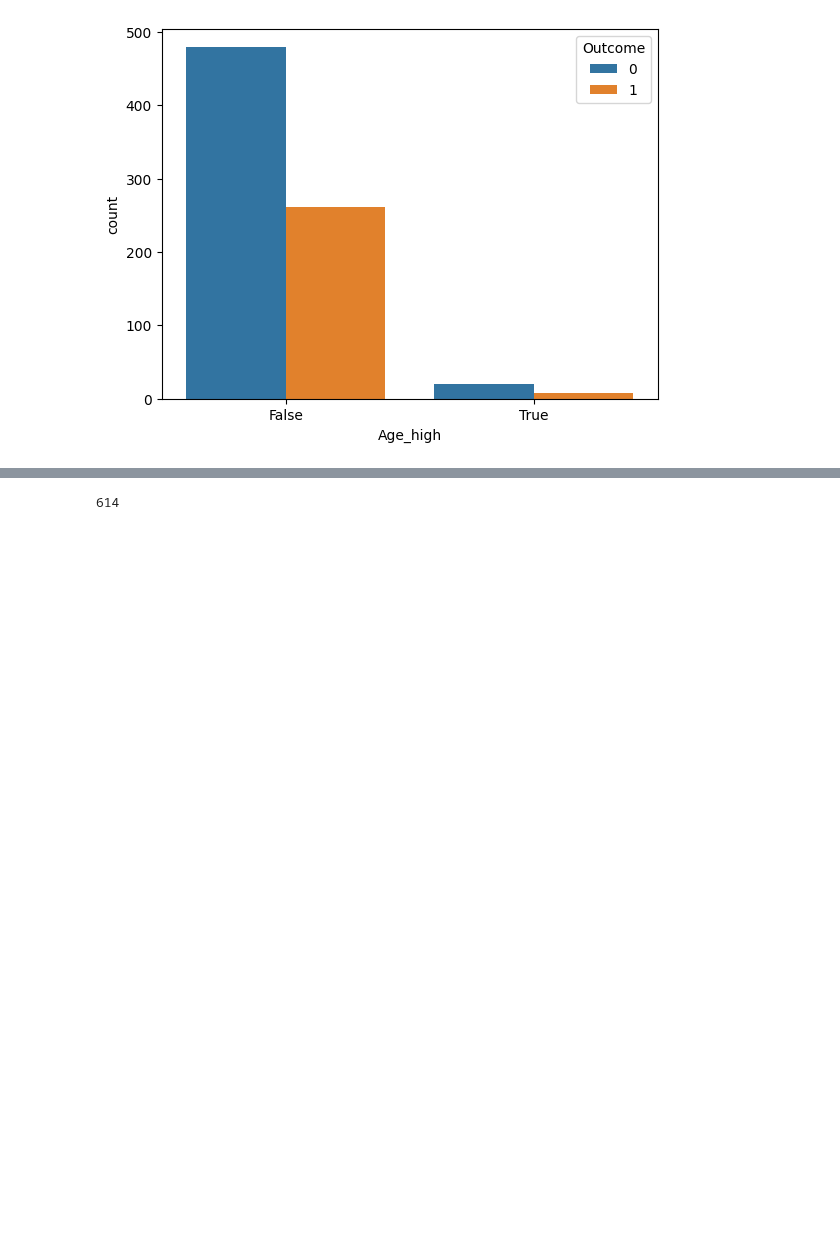
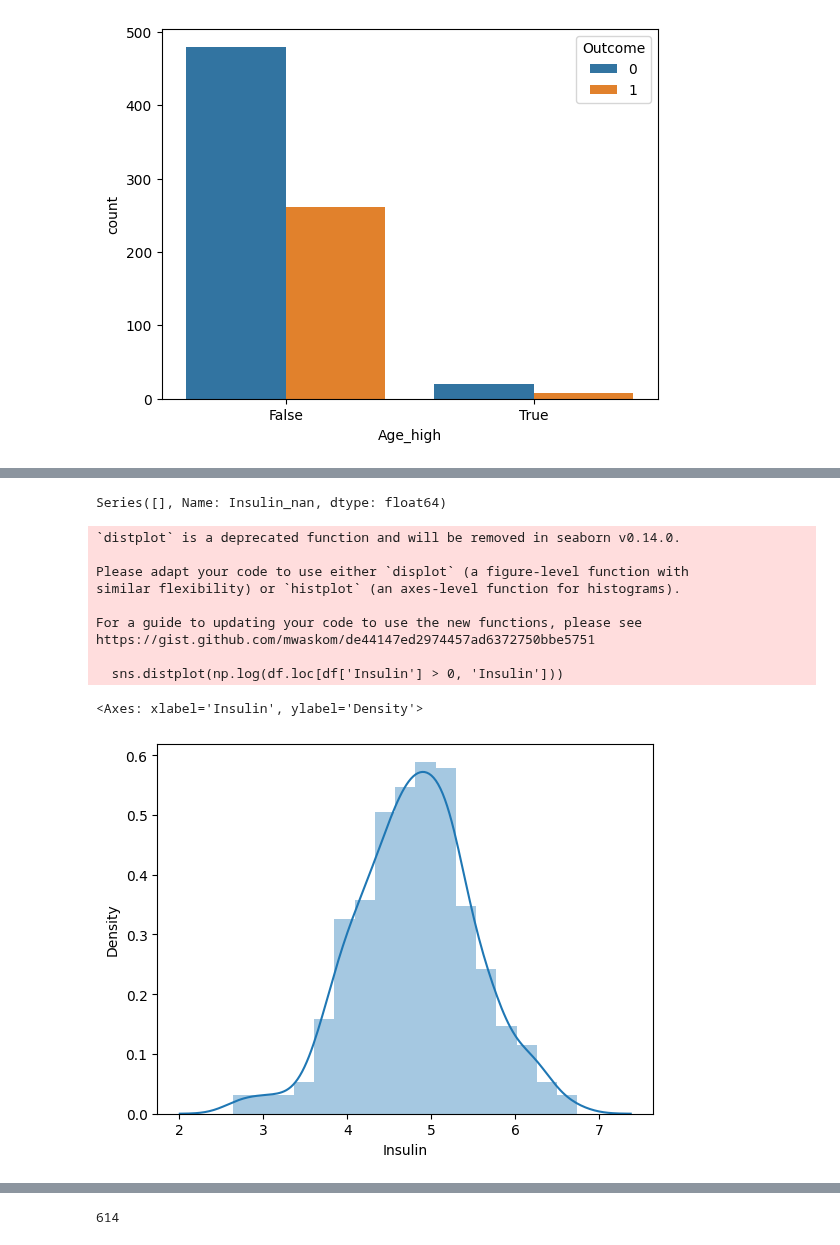
Before and after one commit to MinuSpurs/ML_study, a Jupyter notebook: Data_science_project_2024/Improved_model_performance.ipynb, the cells around one changed output, grey strips where cells are left out. Cells and saved outputs as stored; diff of their text form; code cells hidden in the pictures; blank space fills up the shorter version.

```diff
--- a/Data_science_project_2024/Improved_model_performance.ipynb
+++ b/Data_science_project_2024/Improved_model_performance.ipynb
@@ -58,8 +58,9 @@ df[['Pregnancies', 'Pregnancies_high']].head()
 | 4 | 0 | False |
 # %%
 # One-Hot-Encoding
-df['Age_low'] = df['Age'] < 25
-df['Age_middle'] = (df['Age'] >= 25) & (df['Age'] <= 60)
+# 이 경우엔 정확도를 감소시킴
+df['Age_low'] = df['Age'] < 30
+df['Age_middle'] = (df['Age'] >= 30) & (df['Age'] <= 60)
 df['Age_high'] = df['Age'] > 60
 df[['Age', 'Age_low', 'Age_middle', 'Age_high']].head()
 # %% [output]
@@ -76,0 +107,3 @@ sns.countplot(data=df, x='Age_high', hue='Outcome')
+# %%
+df['Insulin_nan']=df['Insulin'].replace(0, np.nan)
+df[['Insulin', 'Insulin_nan']].head()
@@ -76,0 +141,21 @@ sns.countplot(data=df, x='Age_high', hue='Outcome')
+# %%
+# 결측치 채우기
+df.loc[(df['Outcome'] == 0) & (df['Insulin_nan'].isnull()), 'Insulin_nan'] = 102.5
+df.loc[(df['Outcome'] == 1) & (df['Insulin_nan'].isnull()), 'Insulin_nan'] = 196.5
+df.loc[(df['Outcome'] == 1) & (df['Insulin_nan'].isnull()), 'Insulin_nan']
+# %% [output]
+Series([], Name: Insulin_nan, dtype: float64)
+# %%
+sns.distplot(np.log(df.loc[df['Insulin'] > 0, 'Insulin'] + 1))  # 로그를 취할때 +1을 해주는 이유는 0 이하일때 -로 수렴하기 때문
+# %% [output]
+`distplot` is a deprecated function and will be removed in seaborn v0.14.0.
+
+Please adapt your code to use either `displot` (a figure-level function with
+similar flexibility) or `histplot` (an axes-level function for histograms).
+
+For a guide to updating your code to use the new functions, please see
+https://gist.github.com/mwaskom/de44147ed2974457ad6372750bbe5751
+
+  sns.distplot(np.log(df.loc[df['Insulin'] > 0, 'Insulin']))
+<Axes: xlabel='Insulin', ylabel='Density'>
+[figure, added]
```
Also changed, not shown: parts of 26 cells of this notebook, 1 other file.
